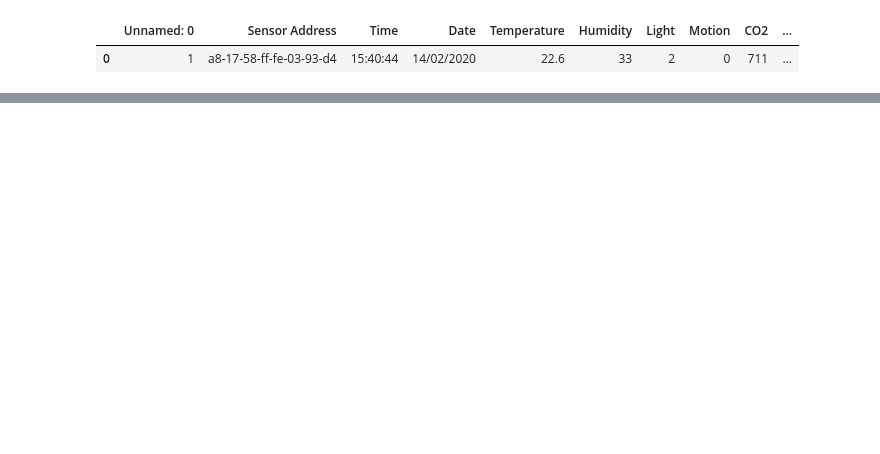
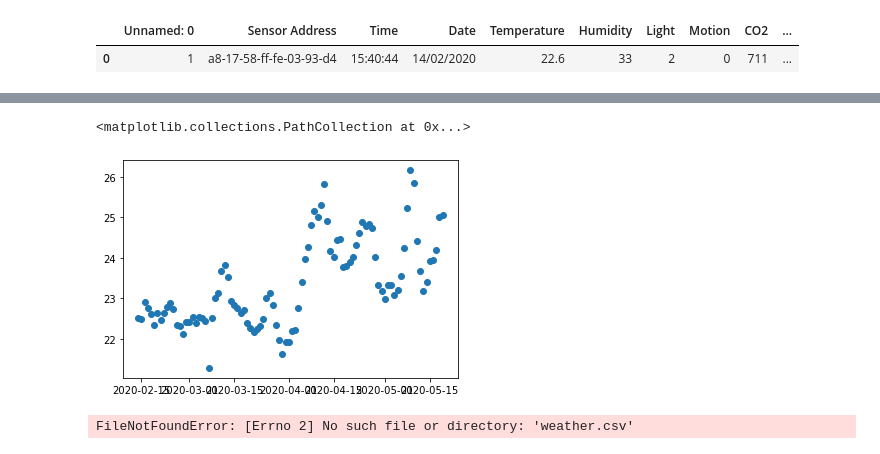
Before and after one commit to kvinlazy/DH, a Jupyter notebook: index.ipynb, the cells around one changed output, grey strips where cells are left out. Saved outputs shown, nothing was run; the diff lists cells and outputs as text; code cells hidden in the pictures; blank space fills up the shorter version.

```diff
--- a/index.ipynb
+++ b/index.ipynb
@@ -55,0 +80,2 @@ AttributeError: Can only use .dt accessor with datetimelike values
+# %%
+df1 = df1.groupby(['Date','Hour'])
@@ -55,0 +98,2 @@ AttributeError: Can only use .dt accessor with datetimelike values
+# %%
+df2 = df1['Temperature','Humidity','Light','Motion','CO2'].mean()
@@ -55,0 +115,16 @@ AttributeError: Can only use .dt accessor with datetimelike values
+# %%
+df2 = df2.reset_index()
+# %%
+df3 = df2.groupby(['Date'])
+df3 = df3['Temperature'].mean()
+df3 = df3.reset_index()
+# %%
+plt.scatter(df3['Date'],df3['Temperature'])
+# %% [output]
+<matplotlib.collections.PathCollection at 0x...>
+[figure, added]
+# %%
+weather=pd.read_csv('weather.csv',encoding = "ISO-8859-1")
+df.head(1)
+# %% [output]
+FileNotFoundError: [Errno 2] No such file or directory: 'weather.csv'
```
Also changed, not shown: parts of 7 cells of this notebook.
